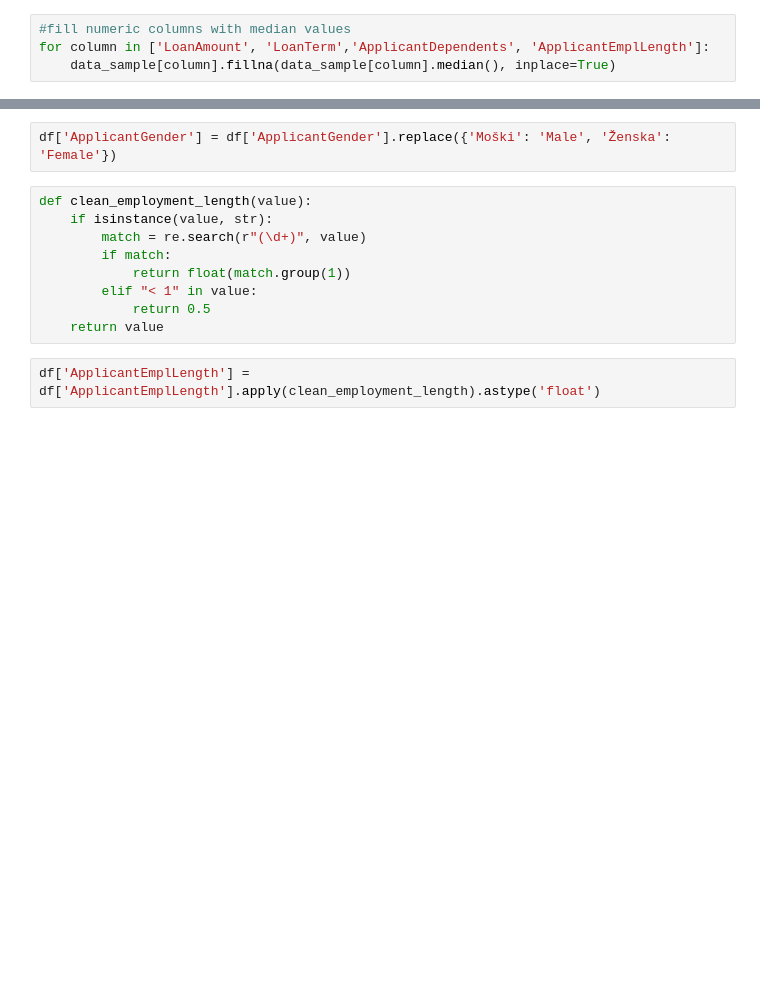
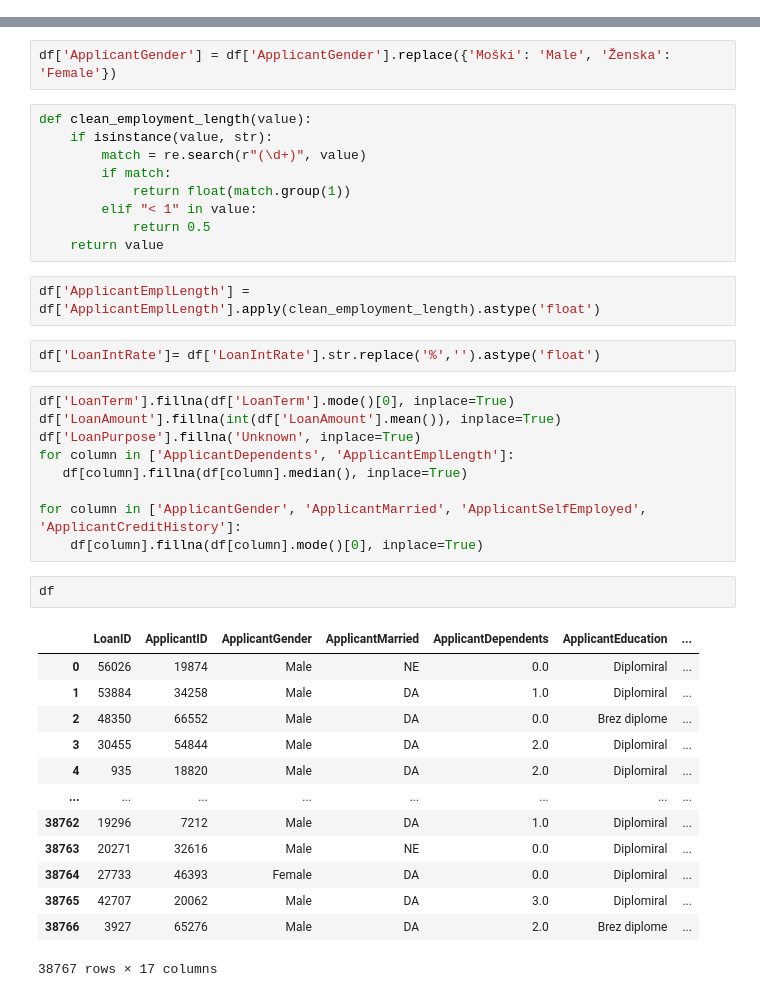
Before and after one commit to kaltrinabaliu/PergatitjaDheVizualizimiiTeDhenave, a Jupyter notebook: BankingDatasetForLoan.ipynb, the cells around one changed output, grey strips where cells are left out. Cells and saved outputs as stored; diff of their text form; blank space fills up the shorter version.

```diff
--- a/BankingDatasetForLoan.ipynb
+++ b/BankingDatasetForLoan.ipynb
@@ -430,4 +0,0 @@ for column in ['ApplicantGender', 'ApplicantMarried', 'ApplicantSelfEmployed', '
-# %%
-#fill numeric columns with median values
-for column in ['LoanAmount', 'LoanTerm','ApplicantDependents', 'ApplicantEmplLength']:
-    data_sample[column].fillna(data_sample[column].median(), inplace=True)
@@ -601,3 +133,30 @@ def clean_employment_length(value):
     return value
 # %%
 df['ApplicantEmplLength'] = df['ApplicantEmplLength'].apply(clean_employment_length).astype('float')
+# %%
+df['LoanIntRate']= df['LoanIntRate'].str.replace('%','').astype('float')
+# %%
+df['LoanTerm'].fillna(df['LoanTerm'].mode()[0], inplace=True)
+df['LoanAmount'].fillna(int(df['LoanAmount'].mean()), inplace=True)
+df['LoanPurpose'].fillna('Unknown', inplace=True)
+for column in ['ApplicantDependents', 'ApplicantEmplLength']:
+   df[column].fillna(df[column].median(), inplace=True)
+
+for column in ['ApplicantGender', 'ApplicantMarried', 'ApplicantSelfEmployed', 'ApplicantCreditHistory']:
+    df[column].fillna(df[column].mode()[0], inplace=True)
+# %%
+df
+# %% [output]
+|  | LoanID | ApplicantID | ApplicantGender | ApplicantMarried | ApplicantDependents | ApplicantEducation | ... |
+| 0 | 56026 | 19874 | Male | NE | 0.0 | Diplomiral | ... |
+| 1 | 53884 | 34258 | Male | DA | 1.0 | Diplomiral | ... |
+| 2 | 48350 | 66552 | Male | DA | 0.0 | Brez diplome | ... |
+| 3 | 30455 | 54844 | Male | DA | 2.0 | Diplomiral | ... |
+| 4 | 935 | 18820 | Male | DA | 2.0 | Diplomiral | ... |
+| ... | ... | ... | ... | ... | ... | ... | ... |
+| 38762 | 19296 | 7212 | Male | DA | 1.0 | Diplomiral | ... |
+| 38763 | 20271 | 32616 | Male | NE | 0.0 | Diplomiral | ... |
+| 38764 | 27733 | 46393 | Female | DA | 0.0 | Diplomiral | ... |
+| 38765 | 42707 | 20062 | Male | DA | 3.0 | Diplomiral | ... |
+| 38766 | 3927 | 65276 | Male | DA | 2.0 | Brez diplome | ... |
+38767 rows × 17 columns
```
Also changed, not shown: parts of 66 cells of this notebook.
